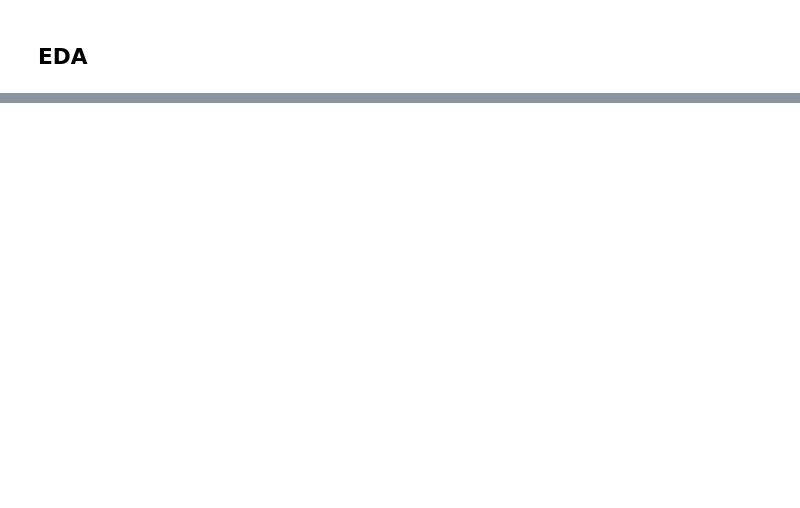
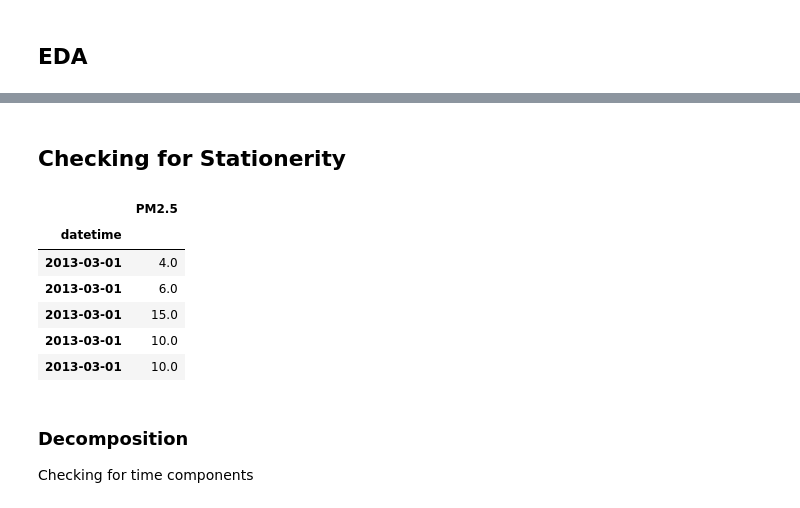
Before and after one commit to Mercymerine/Machine_learning2, a Jupyter notebook: Air_quality.ipynb, the cells around one changed output, grey strips where cells are left out. Saved outputs shown, nothing was run; the diff lists cells and outputs as text; code cells hidden in the pictures; blank space fills up the shorter version.

```diff
--- a/Air_quality.ipynb
+++ b/Air_quality.ipynb
@@ -381,0 +475,13 @@ Index(['No', 'hour', 'PM2.5', 'PM10', 'SO2', 'NO2', 'CO', 'O3', 'TEMP', 'PRES',
+# %% [markdown]
+## **Checking for Stationerity**
+# %%
+air_pm = air[['PM2.5']]
+air_pm.head()
+# %% [output]
+|  | PM2.5 |
+| datetime |  |
+| 2013-03-01 | 4.0 |
+| 2013-03-01 | 6.0 |
+| 2013-03-01 | 15.0 |
+| 2013-03-01 | 10.0 |
+| 2013-03-01 | 10.0 |
@@ -381,0 +505,4 @@ Index(['No', 'hour', 'PM2.5', 'PM10', 'SO2', 'NO2', 'CO', 'O3', 'TEMP', 'PRES',
+# %% [markdown]
+### **Decomposition**
+
+Checking for time components
```
Also changed, not shown: parts of 33 cells of this notebook.
